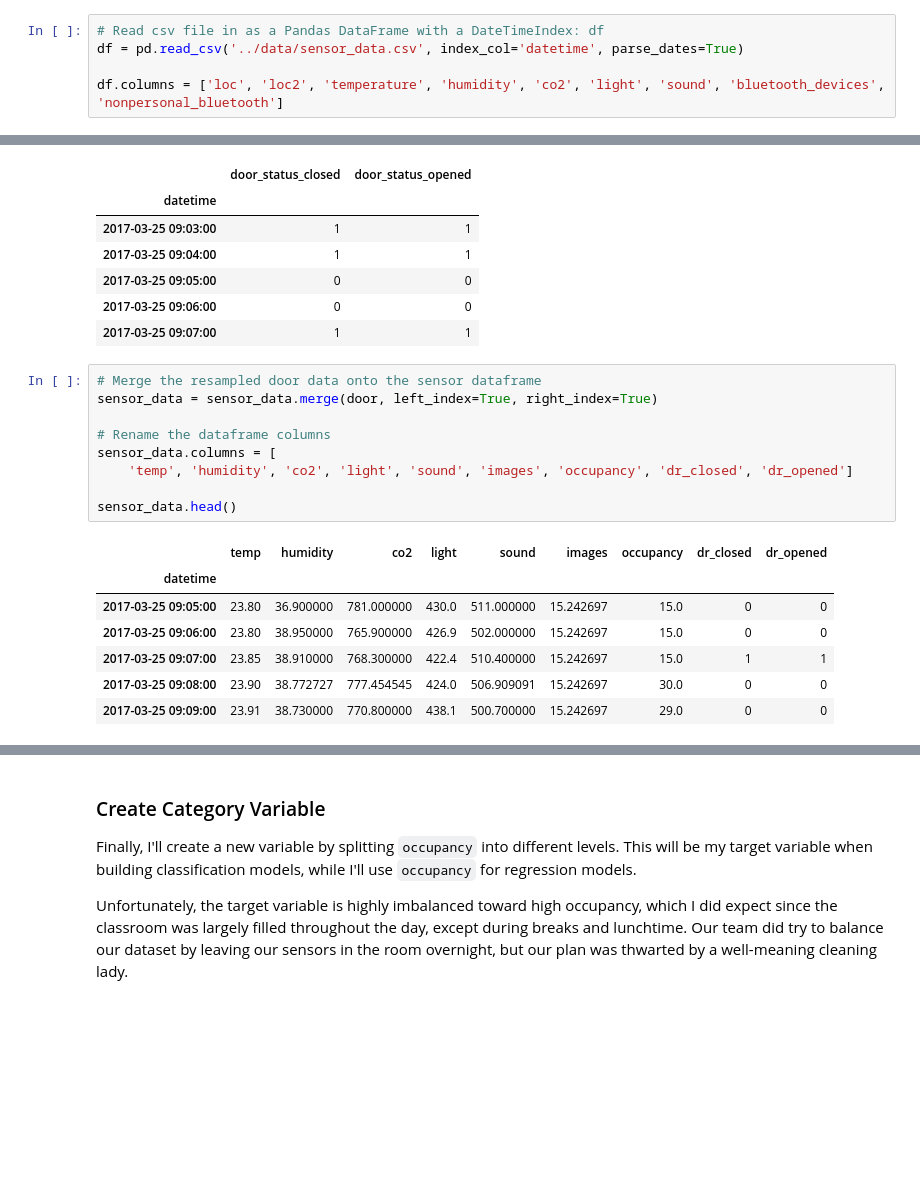
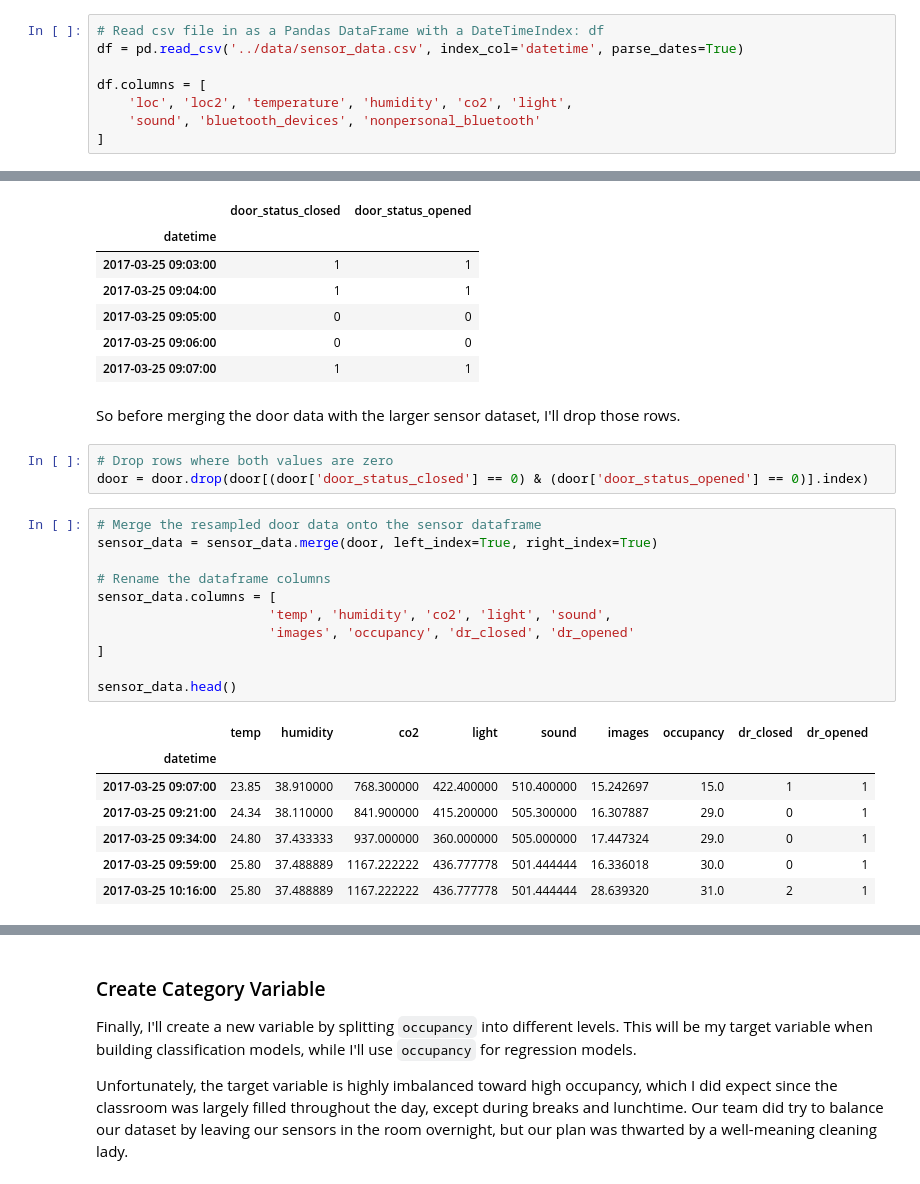
Before and after one commit to Kautumn06/classroom-occupancy, a Jupyter notebook: notebooks/DataWrangling.ipynb, the cells around one changed output, grey strips where cells are left out. Cells and saved outputs as stored; diff of their text form; blank space fills up the shorter version.

```diff
--- a/notebooks/DataWrangling.ipynb
+++ b/notebooks/DataWrangling.ipynb
@@ -93,7 +96,10 @@ The `sensor_data.csv` file contains 46,275 observations and contains the followi
 # Read csv file in as a Pandas DataFrame with a DateTimeIndex: df
 df = pd.read_csv('../data/sensor_data.csv', index_col='datetime', parse_dates=True)
 
-df.columns = ['loc', 'loc2', 'temperature', 'humidity', 'co2', 'light', 'sound', 'bluetooth_devices', 'nonpersonal_bluetooth']
+df.columns = [
+    'loc', 'loc2', 'temperature', 'humidity', 'co2', 'light',
+    'sound', 'bluetooth_devices', 'nonpersonal_bluetooth'
+]
 # %%
 df.info()
 # %% [output]
@@ -1009,23 +1024,30 @@ door.head()
 | 2017-03-25 09:05:00 | 0 | 0 |
 | 2017-03-25 09:06:00 | 0 | 0 |
 | 2017-03-25 09:07:00 | 1 | 1 |
+# %% [markdown]
+So before merging the door data with the larger sensor dataset, I'll drop those rows.
+# %%
+# Drop rows where both values are zero
+door = door.drop(door[(door['door_status_closed'] == 0) & (door['door_status_opened'] == 0)].index)
 # %%
 # Merge the resampled door data onto the sensor dataframe
 sensor_data = sensor_data.merge(door, left_index=True, right_index=True)
 
 # Rename the dataframe columns
 sensor_data.columns = [
-    'temp', 'humidity', 'co2', 'light', 'sound', 'images', 'occupancy', 'dr_closed', 'dr_opened']
+                      'temp', 'humidity', 'co2', 'light', 'sound',
+                      'images', 'occupancy', 'dr_closed', 'dr_opened'
+]
 
 sensor_data.head()
 # %% [output]
 |  | temp | humidity | co2 | light | sound | images | occupancy | dr_closed | dr_opened |
 | datetime |  |  |  |  |  |  |  |  |  |
-| 2017-03-25 09:05:00 | 23.80 | 36.900000 | 781.000000 | 430.0 | 511.000000 | 15.242697 | 15.0 | 0 | 0 |
-| 2017-03-25 09:06:00 | 23.80 | 38.950000 | 765.900000 | 426.9 | 502.000000 | 15.242697 | 15.0 | 0 | 0 |
-| 2017-03-25 09:07:00 | 23.85 | 38.910000 | 768.300000 | 422.4 | 510.400000 | 15.242697 | 15.0 | 1 | 1 |
-| 2017-03-25 09:08:00 | 23.90 | 38.772727 | 777.454545 | 424.0 | 506.909091 | 15.242697 | 30.0 | 0 | 0 |
-| 2017-03-25 09:09:00 | 23.91 | 38.730000 | 770.800000 | 438.1 | 500.700000 | 15.242697 | 29.0 | 0 | 0 |
+| 2017-03-25 09:07:00 | 23.85 | 38.910000 | 768.300000 | 422.400000 | 510.400000 | 15.242697 | 15.0 | 1 | 1 |
+| 2017-03-25 09:21:00 | 24.34 | 38.110000 | 841.900000 | 415.200000 | 505.300000 | 16.307887 | 29.0 | 0 | 1 |
+| 2017-03-25 09:34:00 | 24.80 | 37.433333 | 937.000000 | 360.000000 | 505.000000 | 17.447324 | 29.0 | 0 | 1 |
+| 2017-03-25 09:59:00 | 25.80 | 37.488889 | 1167.222222 | 436.777778 | 501.444444 | 16.336018 | 30.0 | 0 | 1 |
+| 2017-03-25 10:16:00 | 25.80 | 37.488889 | 1167.222222 | 436.777778 | 501.444444 | 28.639320 | 31.0 | 2 | 1 |
 # %%
 # Summary statistics for sensor data
 sensor_data.describe()
```
Also changed, not shown: parts of 10 cells of this notebook, 1 other file.
